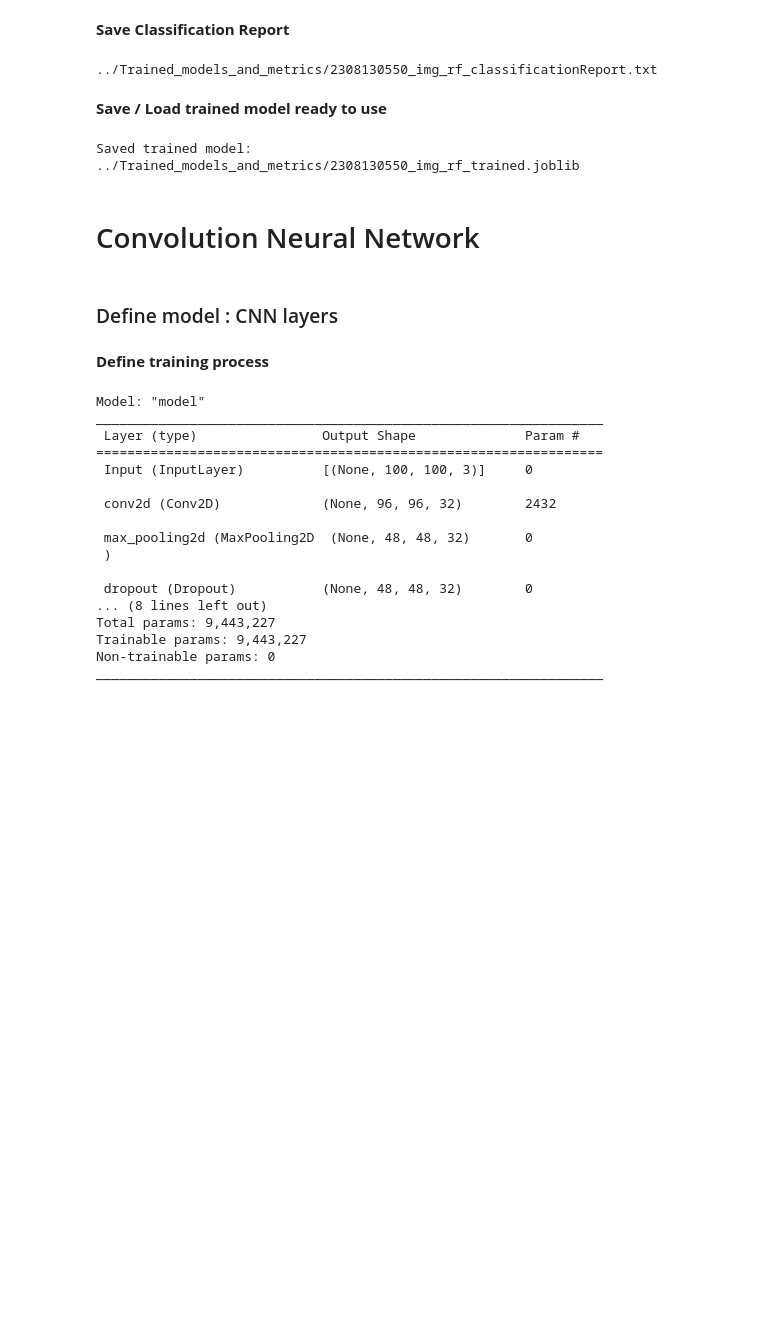
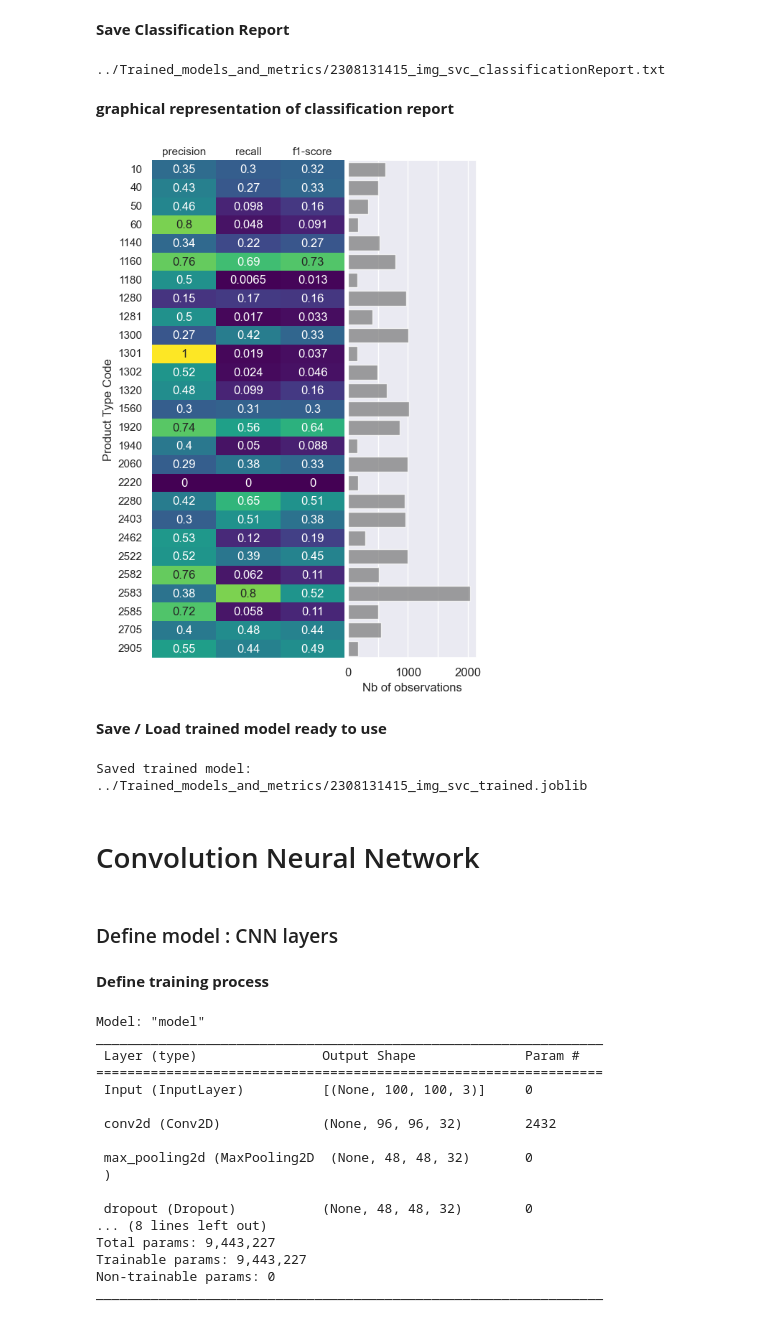
Before and after one commit to RamiroHR/Multimodal-Data-Product-Classification-Model, a Jupyter notebook: Image_Base_Models.ipynb, the cells around one changed output. Drawn from its saved outputs; the diff is of its cells as text; code cells hidden in the pictures; blank space fills up the shorter version.

```diff
--- a/Image_Base_Models.ipynb
+++ b/Image_Base_Models.ipynb
@@ -788,7 +844,7 @@ micro_rf.sort_values(by = 'support', ascending=True).head(5)
 # %% [markdown]
 **Save Classification Report**
 # %%
-export = False
+export = True
 
 if export:
     filename = training_path + model_date_time +'_img_svc' + '_classificationReport.txt'
@@ -797,7 +853,37 @@ if export:
         file.write(classification_report(y_test, y_pred))
         print(filename)
 # %% [output]
-../Trained_models_and_metrics/2308130550_img_rf_classificationReport.txt
+../Trained_models_and_metrics/2308131415_img_svc_classificationReport.txt
+# %% [markdown]
+**graphical representation of classification report**
+# %%
+totN = micro_rf['support'].sum()
+totN
+
+art = sns.color_palette()
+
+fig, axs = plt.subplots(1,2,figsize = (5.833,9),gridspec_kw={'width_ratios': [3.0, 2.0]})
+
+sns.heatmap(micro_rf.set_index('prdtypecode')[['precision', 'recall', 'f1-score']], annot = True, cmap='viridis',
+            vmin = 0, vmax = 1, ax = axs[0], cbar = False)
+sns.barplot(data = micro_rf, x = 'support', y='prdtypecode', color = 'grey', alpha = 0.75, ax = axs[1])
+
+axs[0].xaxis.set_ticks_position('top')
+axs[0].xaxis.set_tick_params(length = 0)
+axs[0].xaxis.set_label_position('top')
+axs[0].set_ylabel('Product Type Code')
+
+
+axs[1].set_xticks([0,500,1000,1500,2000])
+axs[1].set_xticklabels([0,'',1000,'',2000], fontsize=12)
+axs[1].yaxis.set_tick_params(labelleft=False)
+axs[1].set_ylabel('')
+axs[1].set_xlabel('Nb of observations')
+
+
+plt.subplots_adjust(wspace=0.02, hspace=0);
+# %% [output]
+[figure, added]
 # %% [markdown]
 **Save / Load trained model ready to use**
 # %%
@@ -809,14 +895,14 @@ saved_model = training_path + model_date_time +'_img_svc_trained' + '.joblib'
 from joblib import dump, load
 
 if save:
-    dump(rf_clf, saved_model) #
+    dump(svc_clf, saved_model) #
     print("Saved trained model:", saved_model)
 
 if reload:
     svc_clf=load(saved_model)
     print("reloaded model: ", saved_model)
 # %% [output]
-Saved trained model: ../Trained_models_and_metrics/2308130550_img_rf_trained.joblib
+Saved trained model: ../Trained_models_and_metrics/2308131415_img_svc_trained.joblib
 # %% [markdown]
 # Convolution Neural Network
 # %%
```
Also changed, not shown: parts of 19 cells of this notebook.
